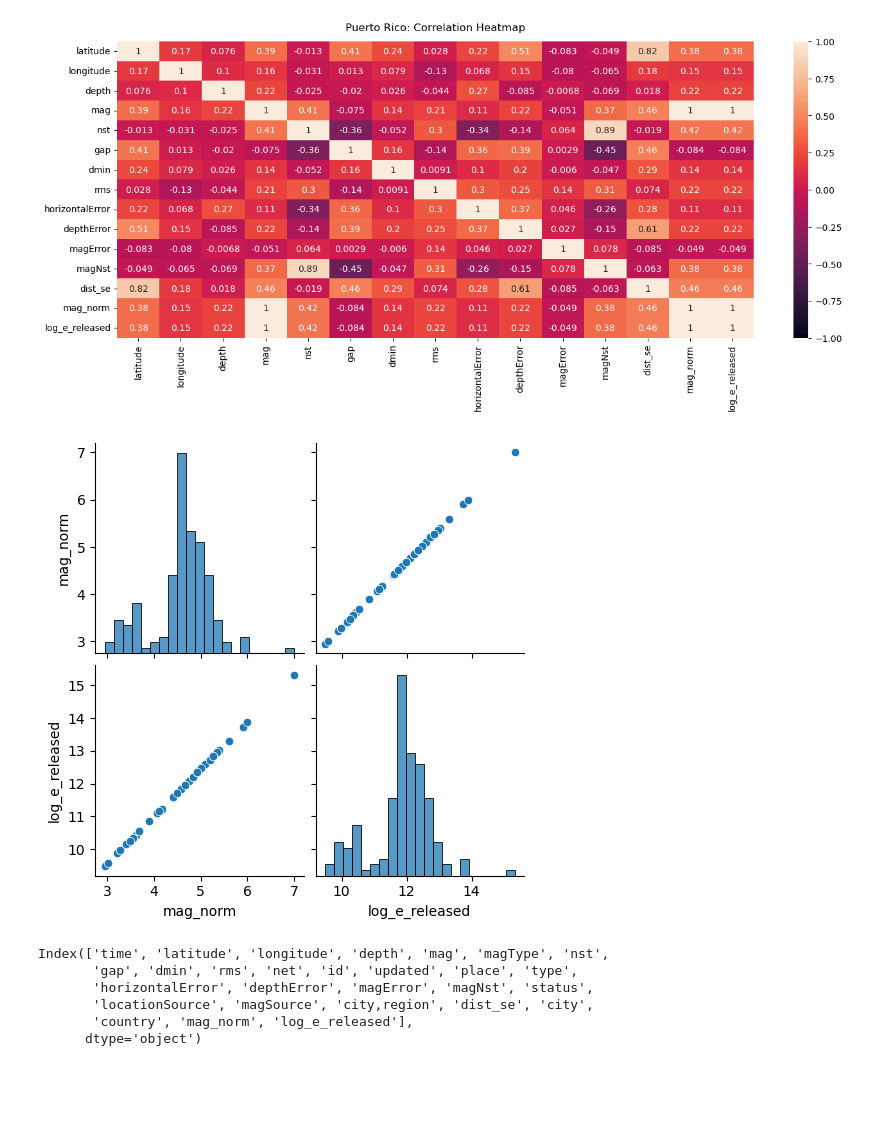
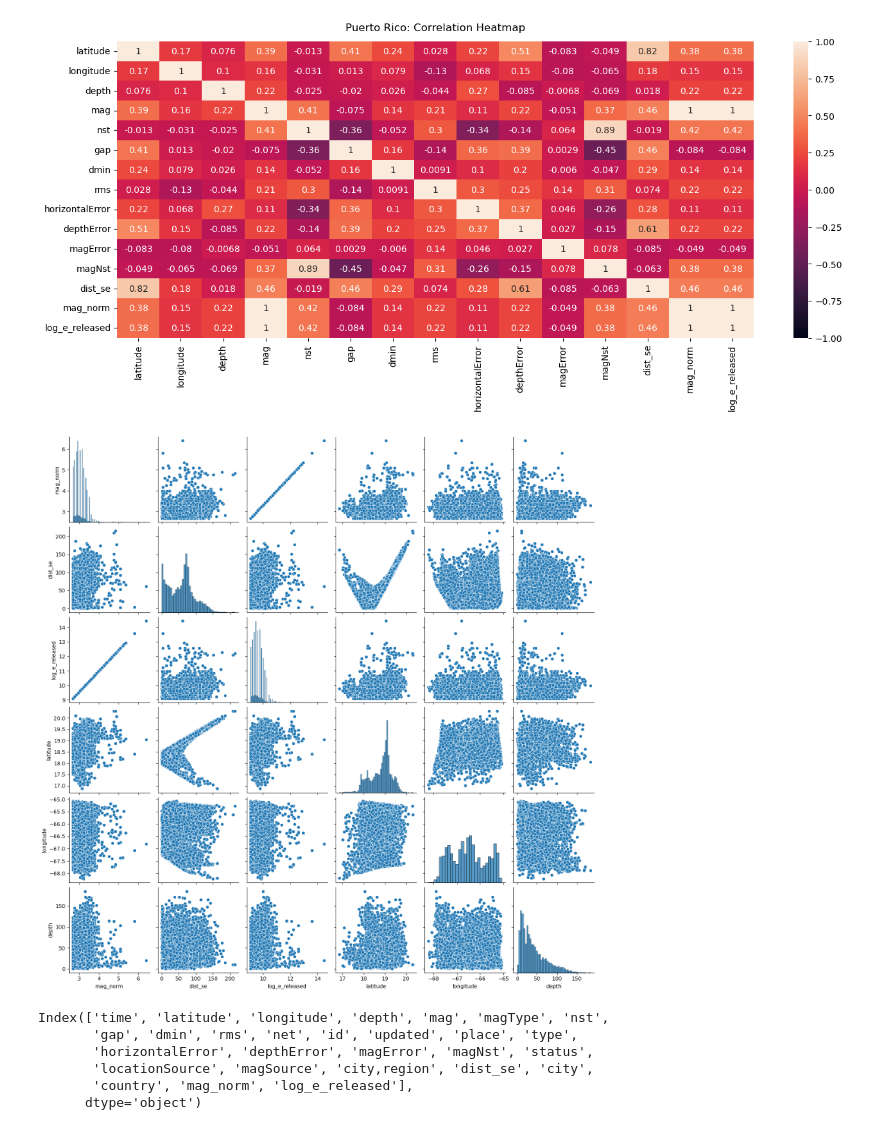
Before and after one commit to rootsnquery/ML-Climate-Project-Template-Fall2022, a Jupyter notebook: src/models.ipynb, the cells around one changed output. Drawn from its saved outputs; the diff is of its cells as text; code cells hidden in the pictures; blank space fills up the shorter version.

```diff
--- a/src/models.ipynb
+++ b/src/models.ipynb
@@ -72,11 +85,12 @@ heatmap.set_title('Puerto Rico: Correlation Heatmap', fontdict={'fontsize':12},
 # %% [output]
 [figure]
 # %%
-m_d = mod_haiti[['mag_norm', 'log_e_released']]
+# right skewed mag and energy released
+m_d = mod_pr[['mag_norm','dist_se', 'log_e_released','latitude','longitude','depth']]
 sns.pairplot(m_d, kind='scatter')
 plt.show()
 # %% [output]
-[figure, old version]
+[figure, new version]
 # %%
 mod_pr.columns
 # %% [output]
```
Also changed, not shown: parts of 27 cells of this notebook.
